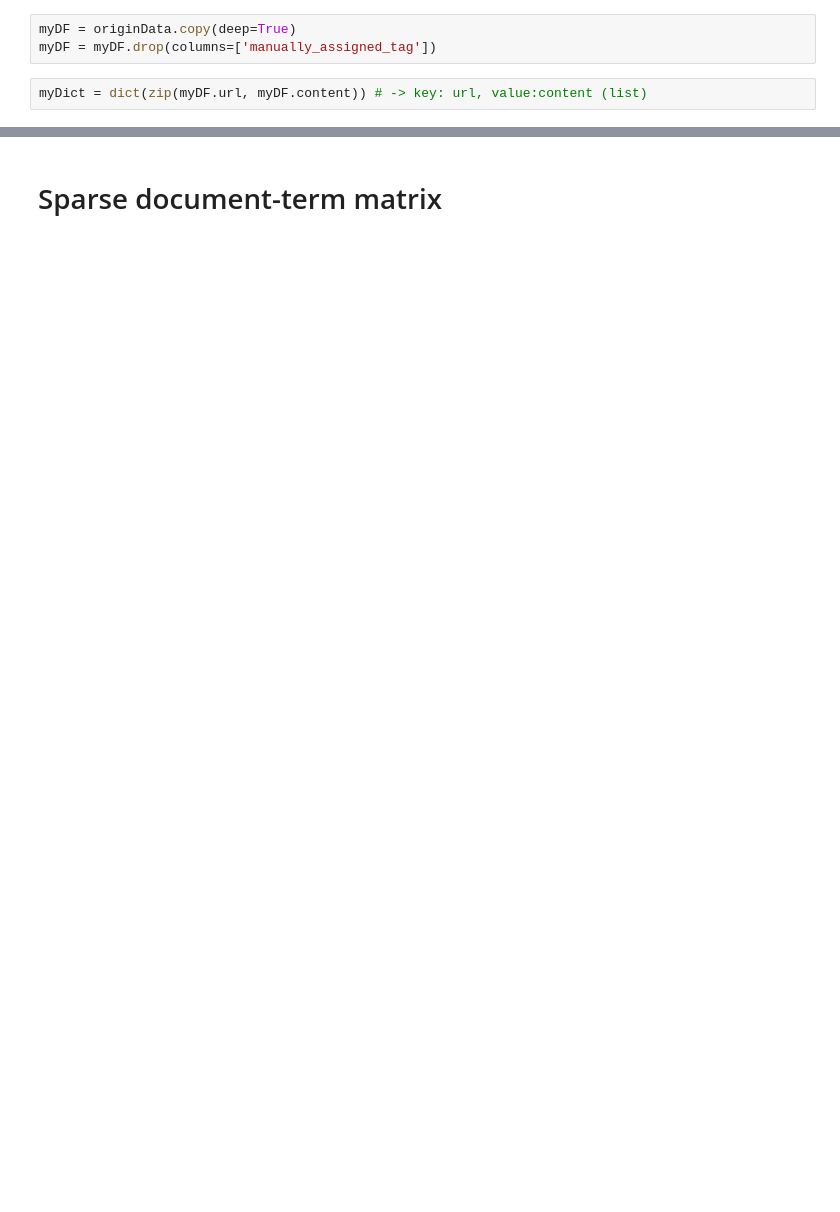
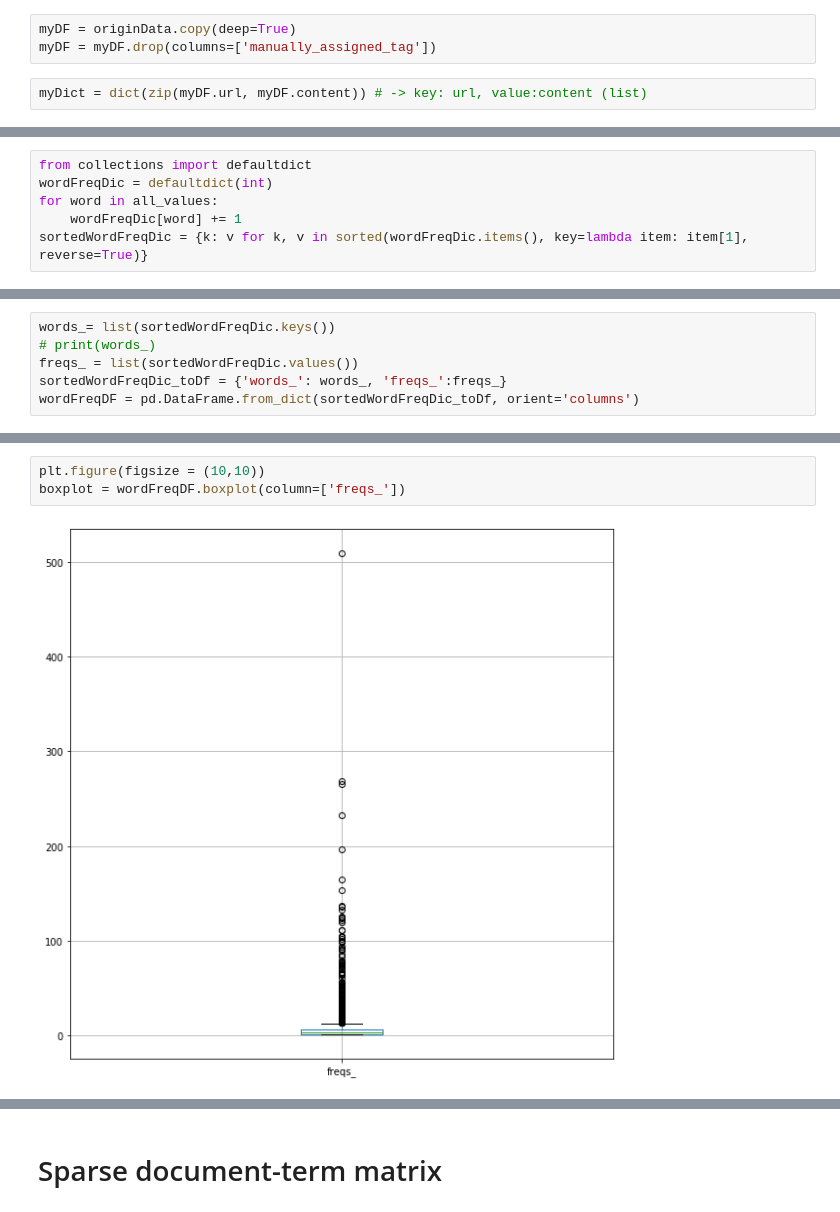
Before and after one commit to SofiaArancibia/topic_modeling, a Jupyter notebook: src/preprocess.ipynb, the cells around one changed output, grey strips where cells are left out. Cells and saved outputs as stored; diff of their text form; blank space fills up the shorter version.

```diff
--- a/src/preprocess.ipynb
+++ b/src/preprocess.ipynb
@@ -101,0 +194,6 @@ myDict = dict(zip(myDF.url, myDF.content)) # -> key: url, value:content (list)
+# %%
+from collections import defaultdict
+wordFreqDic = defaultdict(int)
+for word in all_values:
+    wordFreqDic[word] += 1
+sortedWordFreqDic = {k: v for k, v in sorted(wordFreqDic.items(), key=lambda item: item[1], reverse=True)}
@@ -101,0 +220,6 @@ myDict = dict(zip(myDF.url, myDF.content)) # -> key: url, value:content (list)
+# %%
+words_= list(sortedWordFreqDic.keys())
+# print(words_)
+freqs_ = list(sortedWordFreqDic.values())
+sortedWordFreqDic_toDf = {'words_': words_, 'freqs_':freqs_}
+wordFreqDF = pd.DataFrame.from_dict(sortedWordFreqDic_toDf, orient='columns')
@@ -101,0 +259,5 @@ myDict = dict(zip(myDF.url, myDF.content)) # -> key: url, value:content (list)
+# %%
+plt.figure(figsize = (10,10))
+boxplot = wordFreqDF.boxplot(column=['freqs_'])
+# %% [output]
+[figure, added]
```
Also changed, not shown: parts of 38 cells of this notebook, 5 other files.
